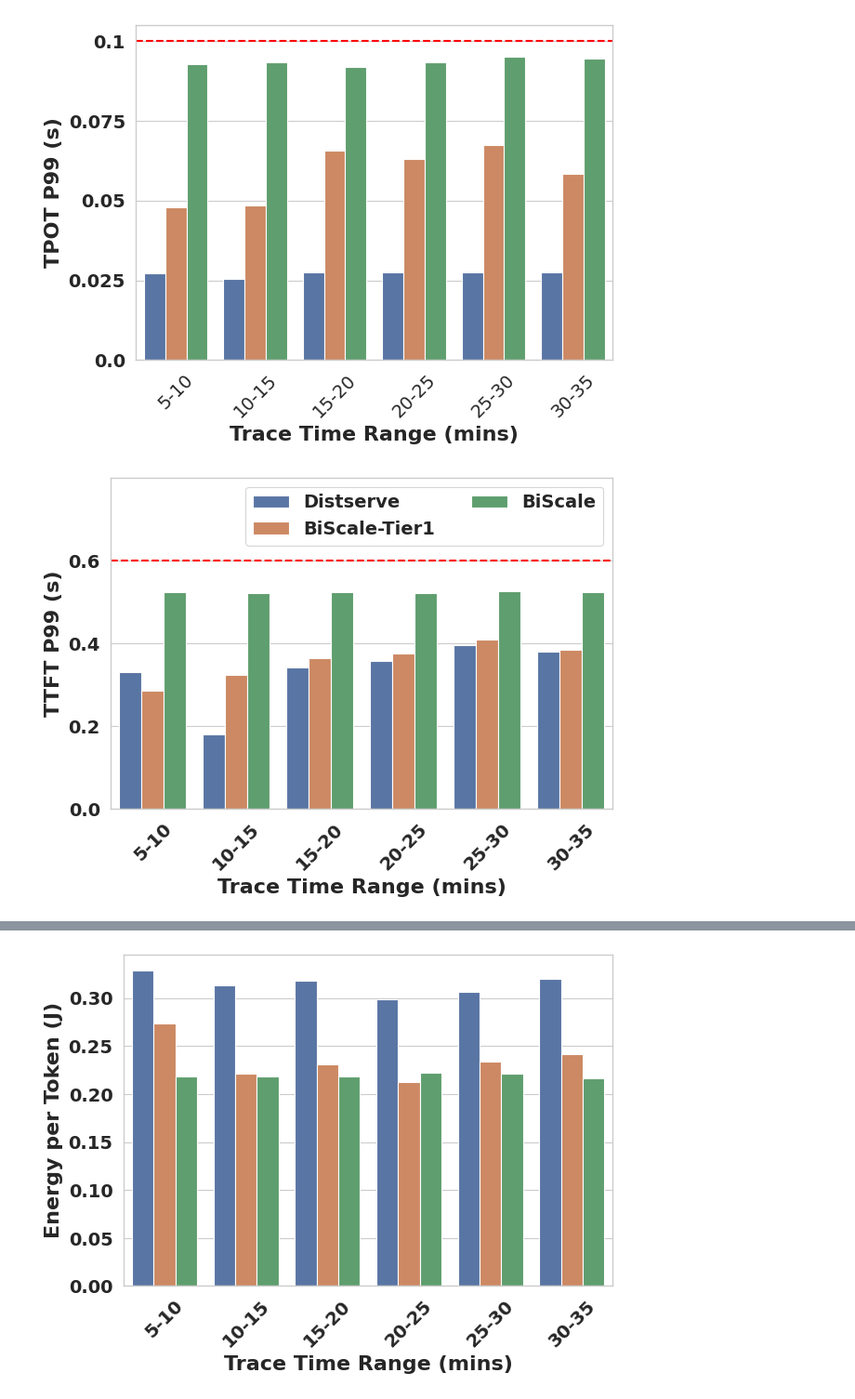
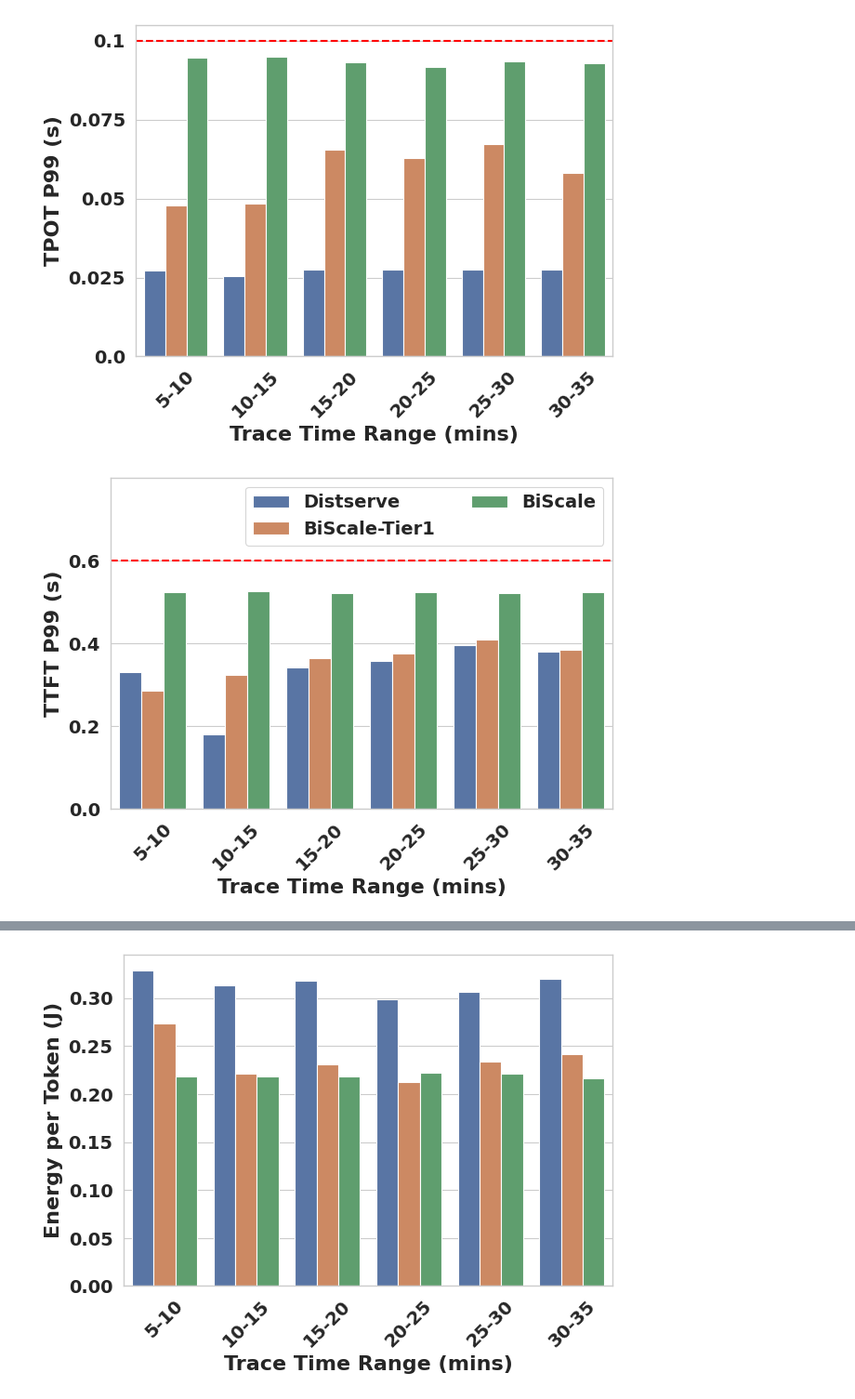
Before and after one commit to Louis-99/vllm-fork, a Jupyter notebook: additional_stuff/sosp_evals/2_nodes/disag_vs_collocated.ipynb, the cells around one changed output, grey strips where cells are left out. Shown at 93% size. Drawn from its saved outputs; the diff is of its cells as text; code cells hidden in the pictures.

```diff
--- a/additional_stuff/sosp_evals/2_nodes/disag_vs_collocated.ipynb
+++ b/additional_stuff/sosp_evals/2_nodes/disag_vs_collocated.ipynb
@@ -36,25 +36,12 @@ rename_mapping = {
     'OURS_R5_JAN3_OLD_P90_3': 'BiScale-Tier1 40',
     'OURS_R5_JAN3_OLD_P90_2': 'BiScale-Tier1 25',
     'OURS_R5_JAN3_OLD_P90_1': 'BiScale-Tier1 10',
-    'OURS_R5_JAN3_OLD_P90_1_DVFS_node0': 'BiScale 10',
-    'OURS_R5_JAN3_OLD_P90_2_DVFS_node0': 'BiScale 25',
-    'OURS_R5_JAN3_OLD_P90_3_DVFS_node0': 'BiScale 40',
-    'OURS_R5_JAN3_OLD_P90_4_DVFS_node0': 'BiScale 55',
-    'OURS_R5_JAN3_OLD_P90_5_DVFS_node0': 'BiScale 70',
-    'OURS_R5_JAN3_OLD_P90_6_DVFS_node0': 'BiScale 85',
-    'OURS_CHUNK_FEB24_REAL_P67_1_node0': 'Collocated-Tier1 85',
-    'OURS_CHUNK_FEB24_REAL_P67_2_node0': 'Collocated-Tier1 70',
-    'OURS_CHUNK_FEB24_REAL_P67_3_node0': 'Collocated-Tier1 55',
-    'OURS_CHUNK_FEB24_REAL_P67_4_node0': 'Collocated-Tier1 40',
-    'OURS_CHUNK_FEB24_REAL_P67_5_node0': 'Collocated-Tier1 25',
-    'OURS_CHUNK_FEB24_REAL_P67_6_node0': 'Collocated-Tier1 10',
-    'OURS_CHUNK_FEB24_REAL_P67_1_DVFS_node1': 'Collocated 85',
-    'OURS_CHUNK_FEB24_REAL_P67_2_DVFS_node1': 'Collocated 70',
-    'OURS_CHUNK_FEB24_REAL_P67_3_DVFS_node1': 'Collocated 55',
-    'OURS_CHUNK_FEB24_REAL_P67_4_DVFS_node1': 'Collocated 40',
-    'OURS_CHUNK_FEB24_REAL_P67_5_DVFS_node1': 'Collocated 25',
-    'OURS_CHUNK_FEB24_REAL_P67_6_DVFS_node1': 'Collocated 10'
-
+    'OURS_R5_JAN3_OLD_P90_6_DVFS_node0': 'BiScale 10',
+    'OURS_R5_JAN3_OLD_P90_5_DVFS_node0': 'BiScale 25',
+    'OURS_R5_JAN3_OLD_P90_4_DVFS_node0': 'BiScale 40',
+    'OURS_R5_JAN3_OLD_P90_3_DVFS_node0': 'BiScale 55',
+    'OURS_R5_JAN3_OLD_P90_2_DVFS_node0': 'BiScale 70',
+    'OURS_R5_JAN3_OLD_P90_1_DVFS_node0': 'BiScale 85',
 }
 
 
@@ -95,7 +82,7 @@ ax.set_xlabel('Trace Time Range (mins)', fontsize=16, fontweight='bold')
 ax.set_ylabel('TPOT P99 (s)', fontsize=16, fontweight='bold')
 ax.set_ylim(0, 0.105)
 ax.set_xticks([0,1,2, 3, 4, 5])
-ax.set_xticklabels(['5-10', '10-15', '15-20', '20-25', '25-30', '30-35'], fontsize=14, rotation=45, ha='center')
+ax.set_xticklabels(['5-10', '10-15', '15-20', '20-25', '25-30', '30-35'], fontsize=14, rotation=45, ha='center', fontweight='bold')
 ax.set_yticks([0.0, 0.025, 0.05, 0.075, 0.1])
 ax.set_yticklabels(['0.0', '0.025', '0.05', '0.075', '0.1'], fontsize=14, fontweight='bold')
 ax.legend_.remove()
@@ -178,33 +165,33 @@ for label in ax.get_yticklabels():
 ax.legend_.remove()
 plt.tight_layout()
 plt.savefig("figs/real_67p_trace_energy_per_request_prefill.pdf", format="pdf")
 
 ############################ energy per request - total #######################
 
 df_results['energy_per_req'] = df_results['energy_j'] / df_results['num_requests']
 sns.set_theme(context="paper", style="whitegrid")
 plt.figure()
 ax = sns.barplot(
     x="rps",
     y="energy_per_req",
     hue="name",
     data=df_results,
     dodge=True,
 )
 
 # Customize the plot
 ax.set_xlabel('Trace Time Range (mins)', fontsize=16, fontweight='bold')
 ax.set_ylabel('Energy per Request (J)', fontsize=16, fontweight='bold')
 
 ax.set_xticks([0,1,2, 3, 4, 5])
 ax.set_xticklabels(['5-10', '10-15', '15-20', '20-25', '25-30', '30-35'], fontsize=14, rotation=45, ha='center', fontweight='bold')
 ax.tick_params(axis='y', labelsize=14)
 for label in ax.get_yticklabels():
     label.set_fontweight('bold')
 ax.legend_.remove()
 plt.tight_layout()
 plt.savefig("figs/real_67p_trace_energy_per_request_total.pdf", format="pdf")
 # %% [output]
-[figure, old version]
+[figure, new version]
 [figure]
 [figure]
```
Also changed, not shown: parts of 6 cells of this notebook, 23 other files.
